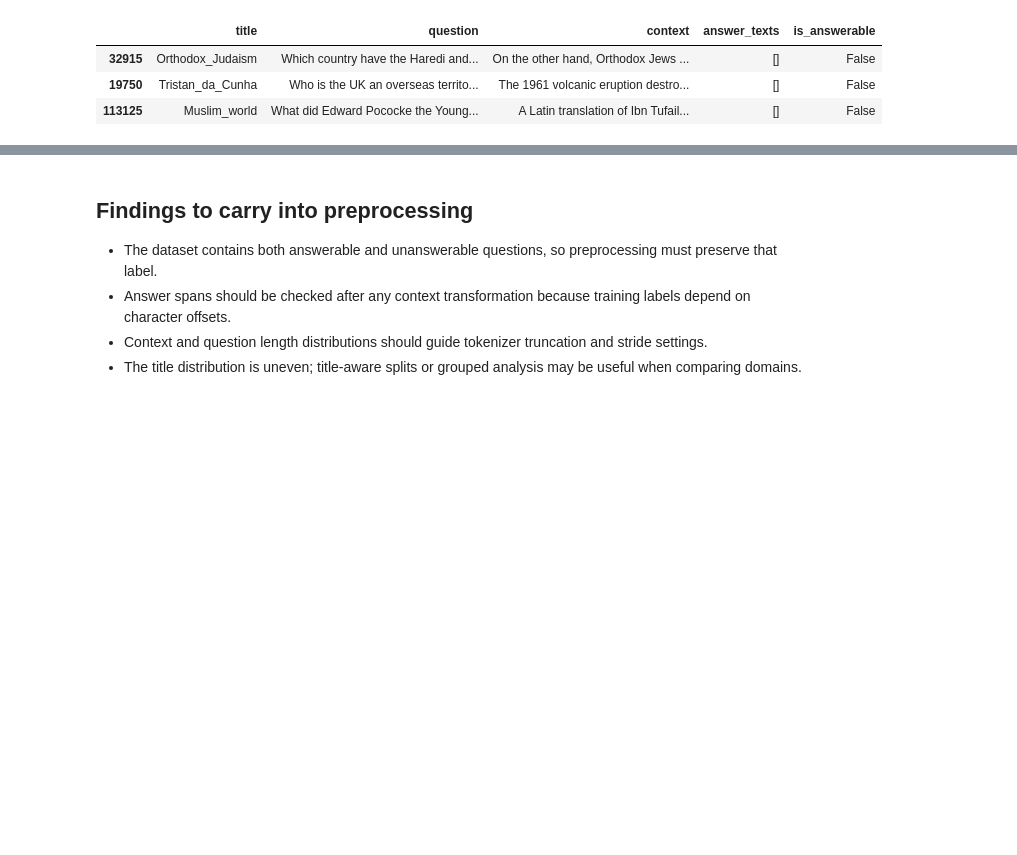
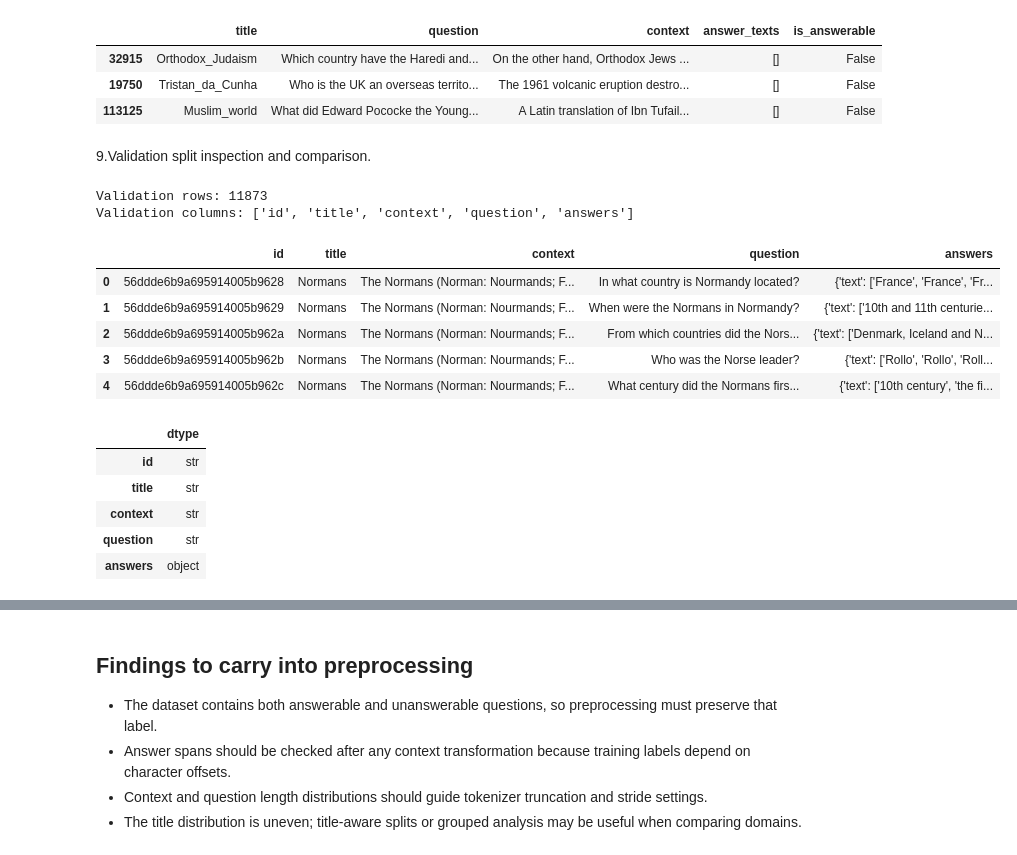
Before and after one commit to Deepika2222/Domain-Adaptive-and-Robustness-Aware-Question-Answering-, a Jupyter notebook: notebooks/01_exploration/squad_exploration.ipynb, the cells around one changed output, grey strips where cells are left out. Saved outputs shown, nothing was run; the diff lists cells and outputs as text; code cells hidden in the pictures; blank space fills up the shorter version.

Commit message:
updated squad exploration

```diff
--- a/notebooks/01_exploration/squad_exploration.ipynb
+++ b/notebooks/01_exploration/squad_exploration.ipynb
@@ -247,3 +247,38 @@ display(df.loc[~df["is_answerable"], columns_to_show].sample(3, random_state=42)
 | 32915 | Orthodox_Judaism | Which country have the Haredi and... | On the other hand, Orthodox Jews ... | [] | False |
 | 19750 | Tristan_da_Cunha | Who is the UK an overseas territo... | The 1961 volcanic eruption destro... | [] | False |
 | 113125 | Muslim_world | What did Edward Pococke the Young... | A Latin translation of Ibn Tufail... | [] | False |
+# %% [markdown]
+9.Validation split inspection and comparison.
+# %%
+VALIDATION_PATH = Path("data/raw/squad_v2/validation/0000.parquet")
+
+for candidate_root in (Path.cwd(), *Path.cwd().parents):
+    candidate_path = candidate_root / VALIDATION_PATH
+    if candidate_path.is_file():
+        VALIDATION_PATH = candidate_path
+        break
+else:
+    raise FileNotFoundError(VALIDATION_PATH)
+
+val_df = pd.read_parquet(VALIDATION_PATH)
+
+print("Validation rows:", len(val_df))
+print("Validation columns:", val_df.columns.tolist())
+
+display(val_df.head())
+display(val_df.dtypes.to_frame("dtype"))
+# %% [output]
+Validation rows: 11873
+Validation columns: ['id', 'title', 'context', 'question', 'answers']
+|  | id | title | context | question | answers |
+| 0 | 56ddde6b9a695914005b9628 | Normans | The Normans (Norman: Nourmands; F... | In what country is Normandy located? | {'text': ['France', 'France', 'Fr... |
+| 1 | 56ddde6b9a695914005b9629 | Normans | The Normans (Norman: Nourmands; F... | When were the Normans in Normandy? | {'text': ['10th and 11th centurie... |
+| 2 | 56ddde6b9a695914005b962a | Normans | The Normans (Norman: Nourmands; F... | From which countries did the Nors... | {'text': ['Denmark, Iceland and N... |
+| 3 | 56ddde6b9a695914005b962b | Normans | The Normans (Norman: Nourmands; F... | Who was the Norse leader? | {'text': ['Rollo', 'Rollo', 'Roll... |
+| 4 | 56ddde6b9a695914005b962c | Normans | The Normans (Norman: Nourmands; F... | What century did the Normans firs... | {'text': ['10th century', 'the fi... |
+|  | dtype |
+| id | str |
+| title | str |
+| context | str |
+| question | str |
+| answers | object |
```
Also changed, not shown: parts of 9 cells of this notebook, 3 other files.
